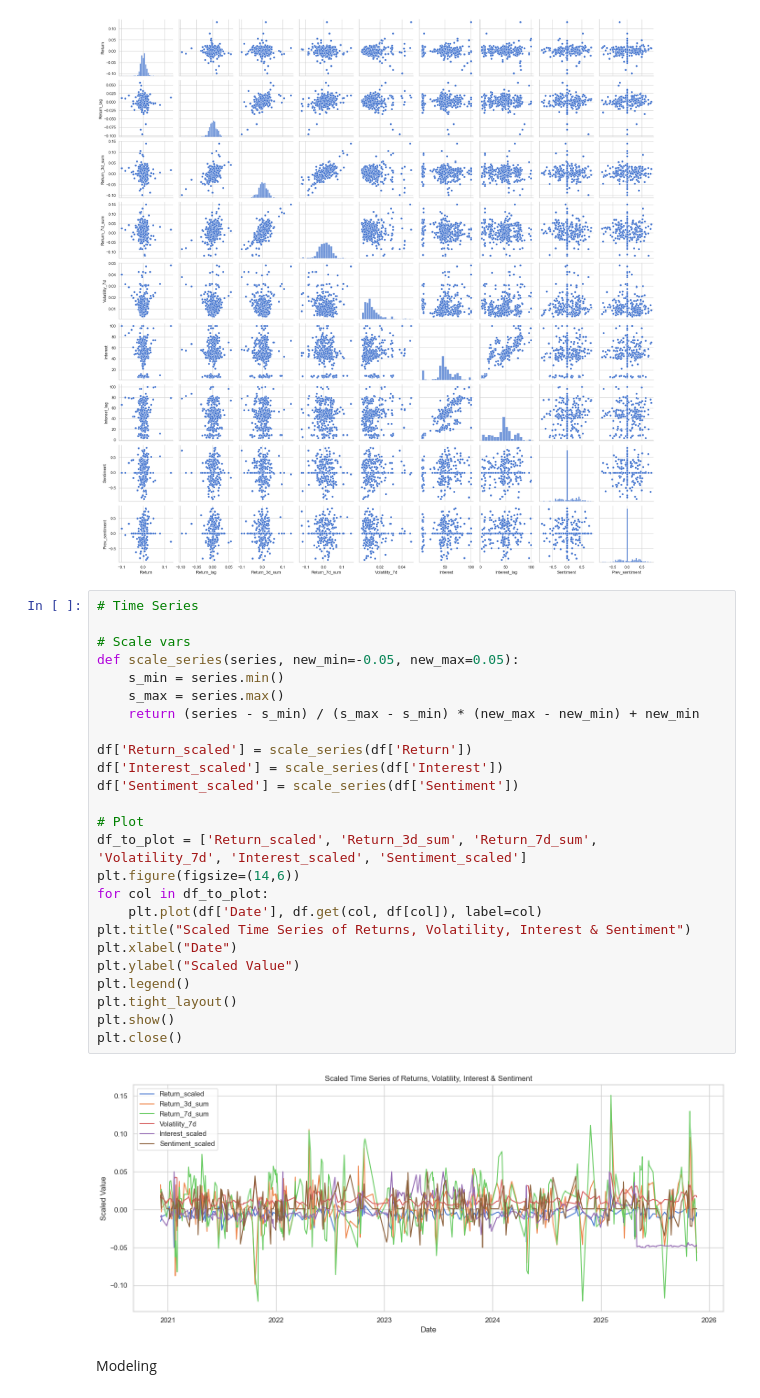
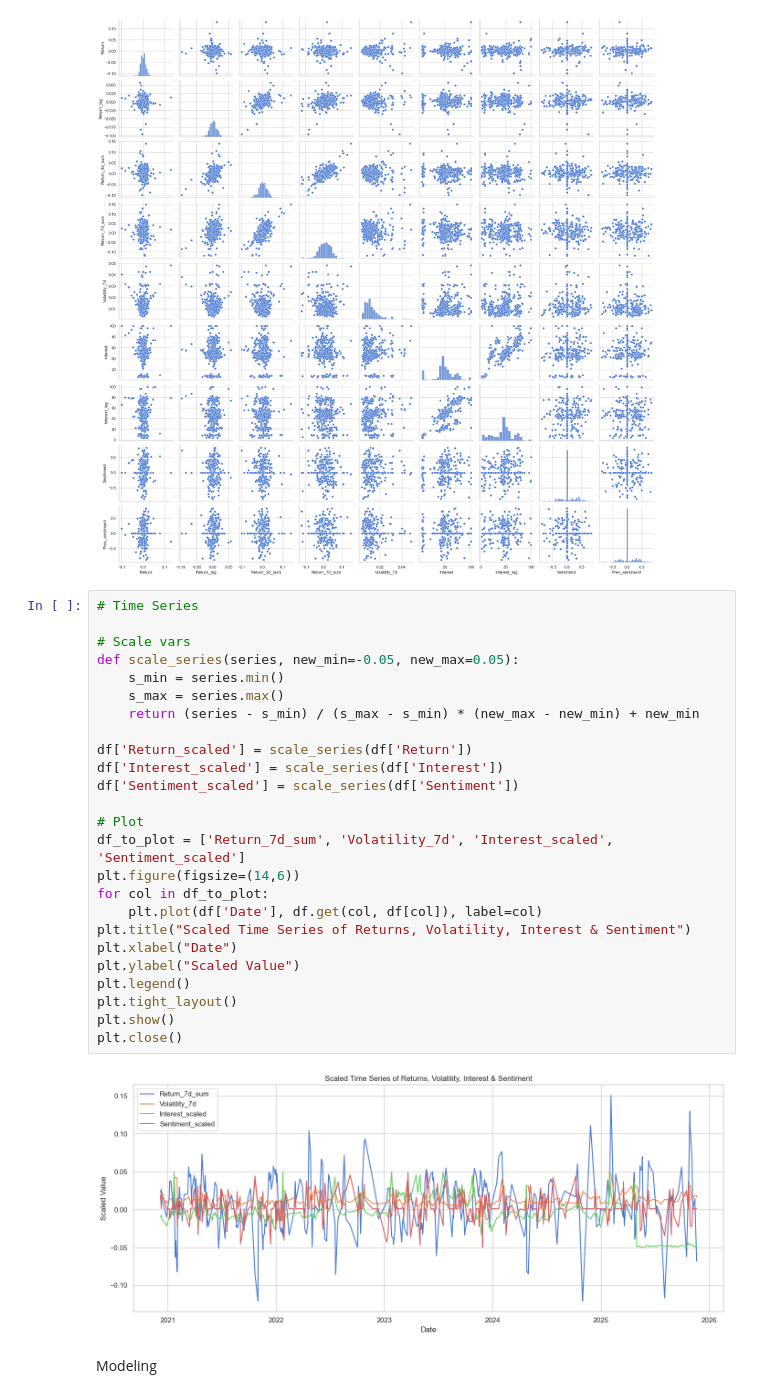
Before and after one commit to maddwillson/dsci510_fall2025_final_project, a Jupyter notebook: src/results.ipynb, the cells around one changed output. Saved outputs shown, nothing was run; the diff lists cells and outputs as text.

```diff
--- a/src/results.ipynb
+++ b/src/results.ipynb
@@ -156,30 +153,30 @@ plt.close()
 # %%
 # Time Series
 
 # Scale vars
 def scale_series(series, new_min=-0.05, new_max=0.05):
     s_min = series.min()
     s_max = series.max()
     return (series - s_min) / (s_max - s_min) * (new_max - new_min) + new_min
 
 df['Return_scaled'] = scale_series(df['Return'])
 df['Interest_scaled'] = scale_series(df['Interest'])
 df['Sentiment_scaled'] = scale_series(df['Sentiment'])
 
 # Plot
-df_to_plot = ['Return_scaled', 'Return_3d_sum', 'Return_7d_sum', 'Volatility_7d', 'Interest_scaled', 'Sentiment_scaled']
+df_to_plot = ['Return_7d_sum', 'Volatility_7d', 'Interest_scaled', 'Sentiment_scaled']
 plt.figure(figsize=(14,6))
 for col in df_to_plot:
     plt.plot(df['Date'], df.get(col, df[col]), label=col)
 plt.title("Scaled Time Series of Returns, Volatility, Interest & Sentiment")
 plt.xlabel("Date")
 plt.ylabel("Scaled Value")
 plt.legend()
 plt.tight_layout()
 plt.show()
 plt.close()
 # %% [output]
-[figure, old version]
+[figure, new version]
 # %% [markdown]
 
 Modeling
```
Also changed, not shown: parts of 3 cells of this notebook, 9 other files.
